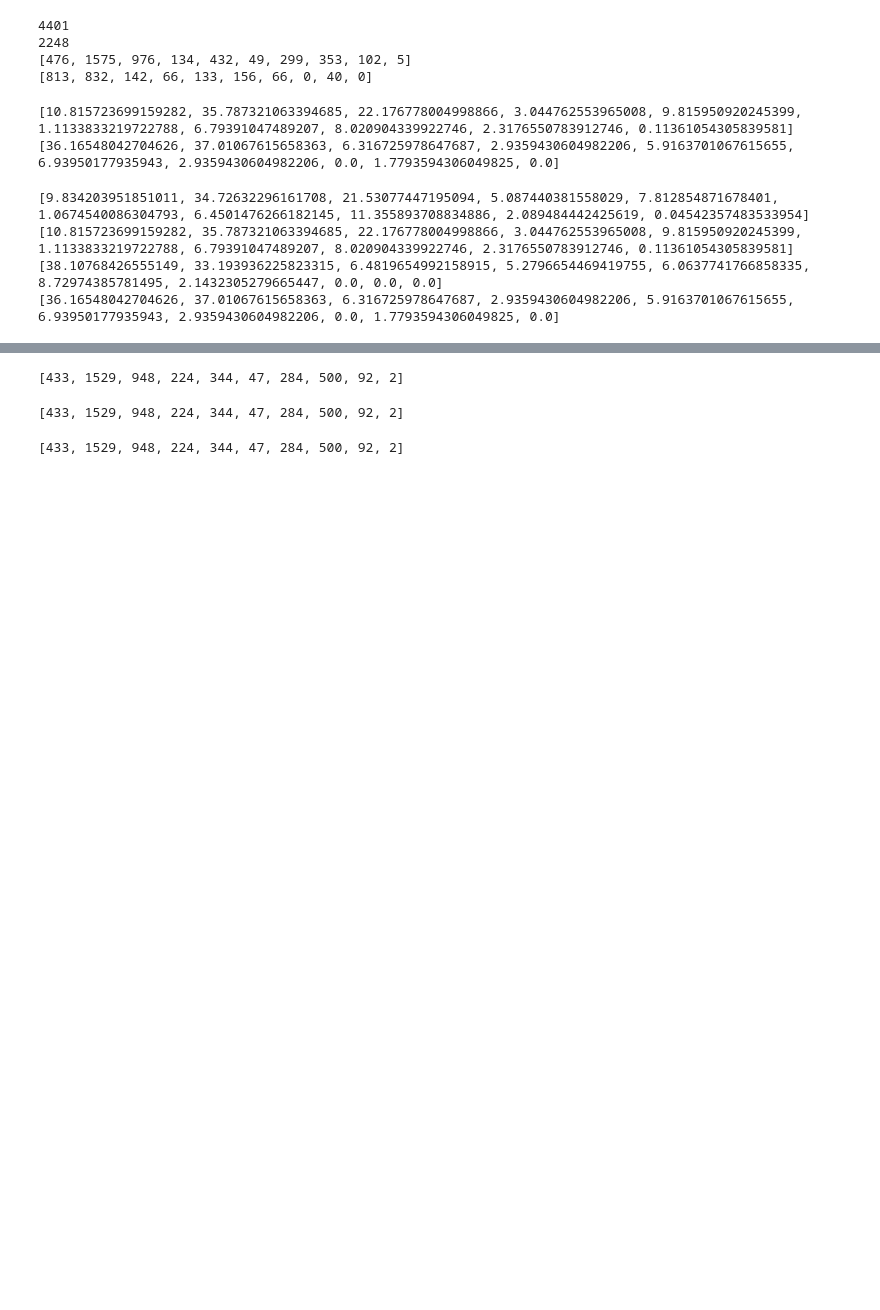
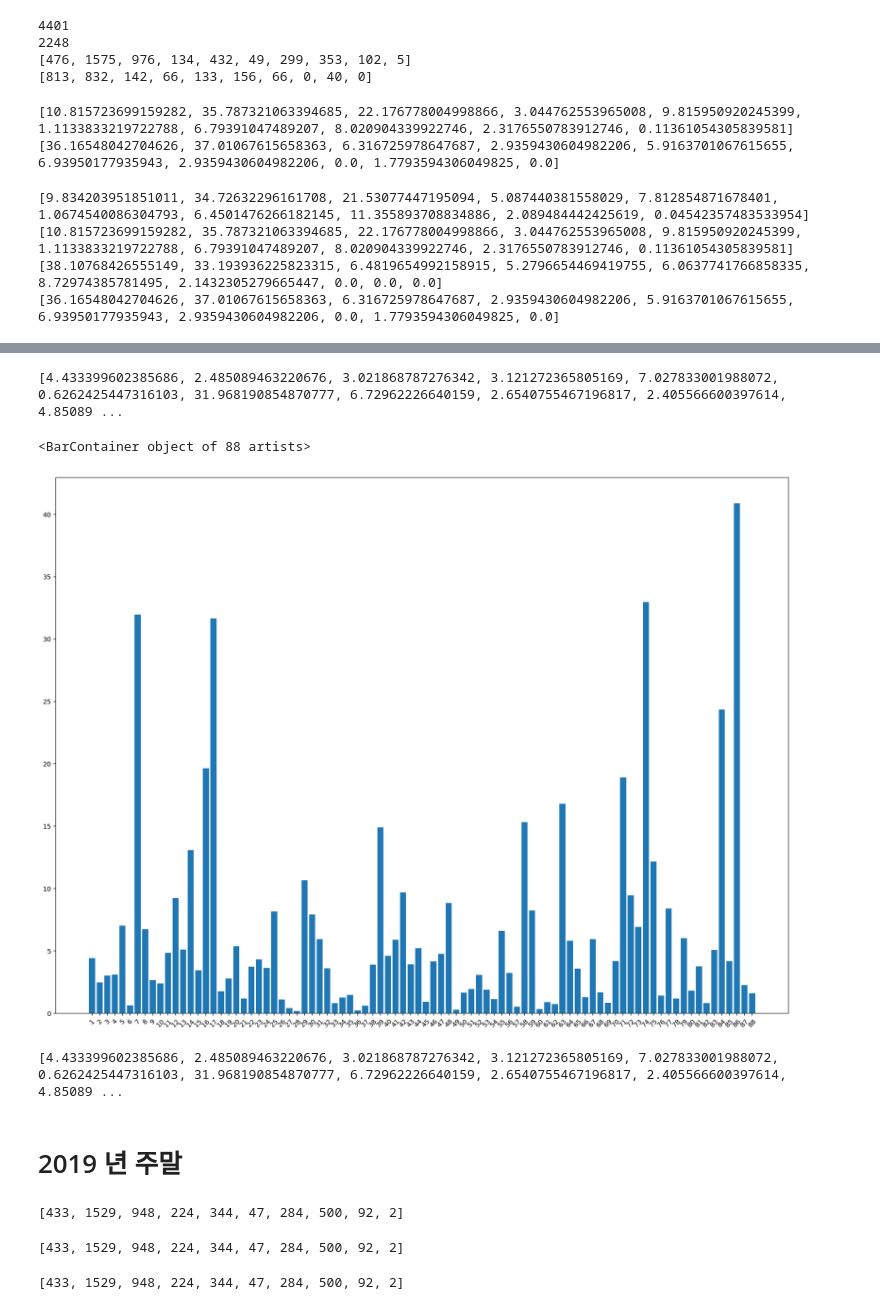
Before and after one commit to ansehoon1999/MG-DataAnaylsis, a Jupyter notebook: 세훈/DataAnalysis_7_25_1.ipynb, the cells around one changed output, grey strips where cells are left out. Drawn from its saved outputs; the diff is of its cells as text; code cells hidden in the pictures; blank space fills up the shorter version.

```diff
--- a/세훈/DataAnalysis_7_25_1.ipynb
+++ b/세훈/DataAnalysis_7_25_1.ipynb
@@ -397,0 +460,6 @@ print(q3_1_2020)
+# %%
+for i in range(len(df_weekday_hope)) :
+  for j in range(8) :
+    if  1 <= df_weekday_hope.iloc[i,j] < 99 :
+      x = df_weekday_hope.iloc[i,j]
+      weekday_hope[x-1] = weekday_hope[x-1] + 1
@@ -398,3 +470,23 @@ print(q3_1_2020)
+# %%
+for i in range(len(weekday)) :
+  weekday[i] = ( weekday[i] / len(df_2019) ) * 100
+  weekday_hope[i] = ( weekday_hope[i] / len(df_2019) ) * 100
+# %%
+print(weekday_hope)
+
+plt.figure(figsize=(20, 15))
+plt.xticks(title, rotation=45)
+plt.bar(title, weekday_hope)
+# %% [output]
+[4.433399602385686, 2.485089463220676, 3.021868787276342, 3.121272365805169, 7.027833001988072, 0.6262425447316103, 31.968190854870777, 6.72962226640159, 2.6540755467196817, 2.405566600397614, 4.85089 ...
+<BarContainer object of 88 artists>
+[figure, added]
+# %%
+print(weekday_hope)
+# %% [output]
+[4.433399602385686, 2.485089463220676, 3.021868787276342, 3.121272365805169, 7.027833001988072, 0.6262425447316103, 31.968190854870777, 6.72962226640159, 2.6540755467196817, 2.405566600397614, 4.85089 ...
+# %% [markdown]
+# 2019 년 주말
 # %%
 print(q3)
 # %% [output]
```
Also changed, not shown: parts of 9 cells of this notebook.
